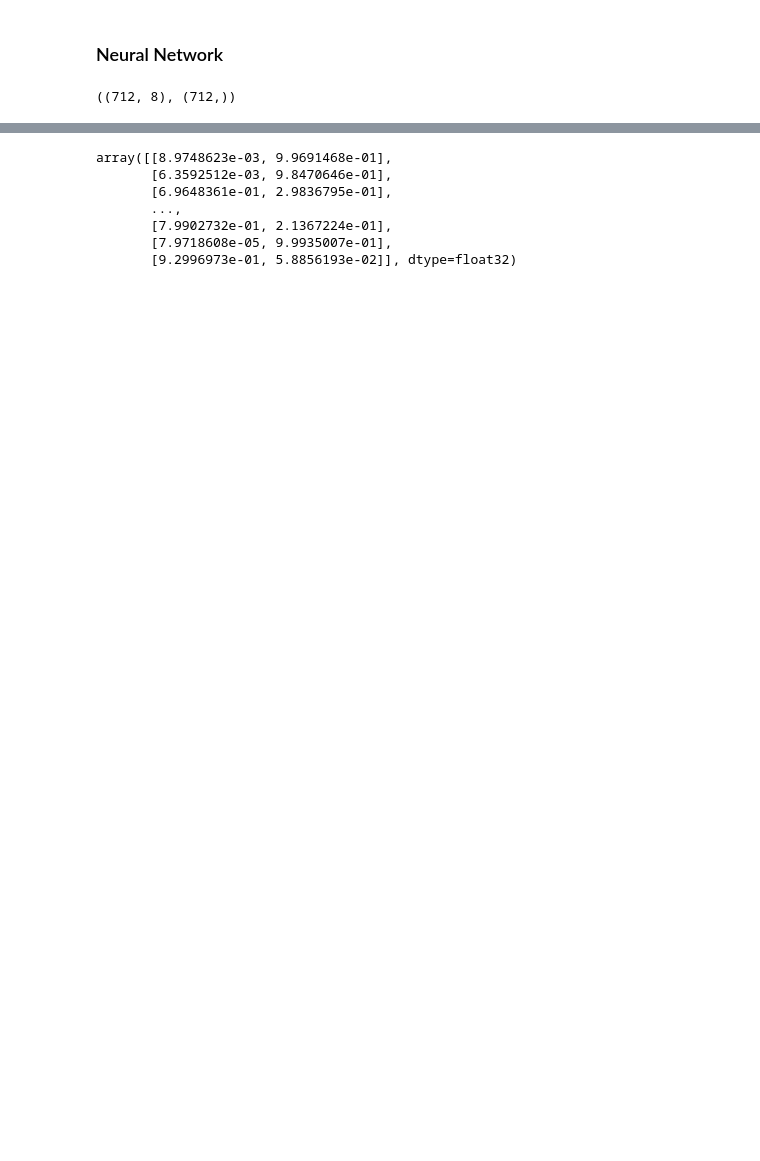
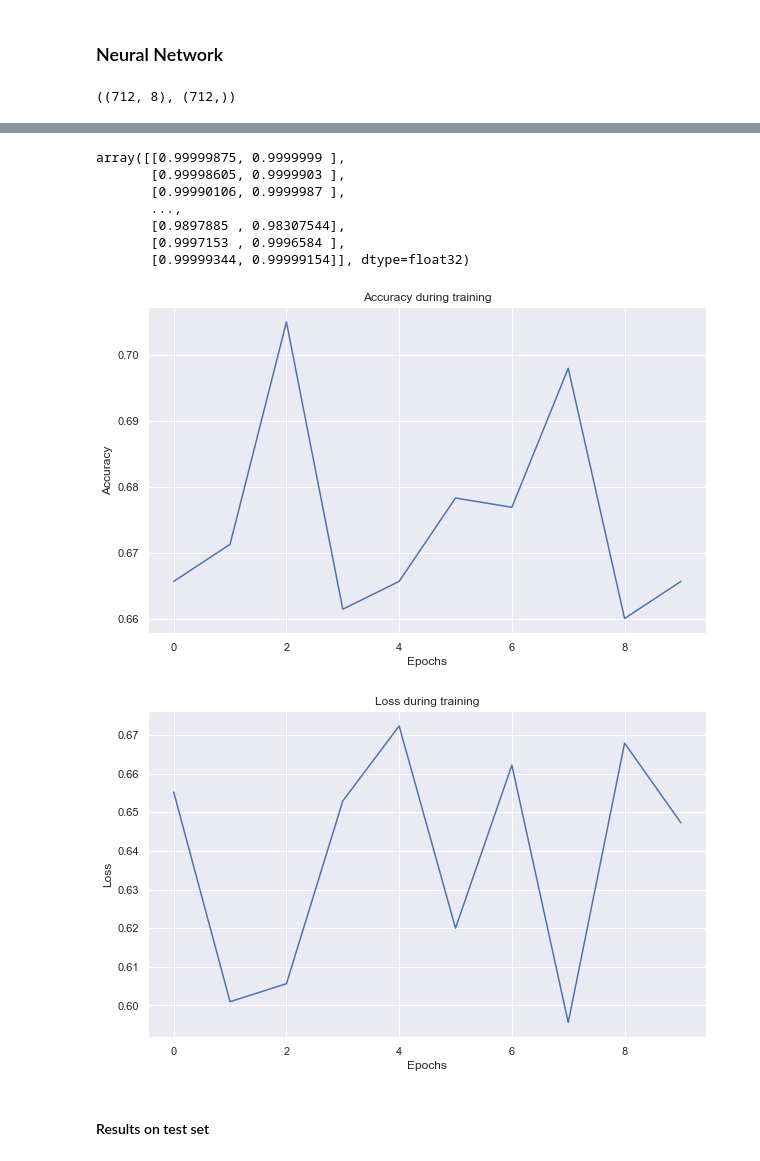
Before and after one commit to dan-ski/Titanic, a Jupyter notebook: Titanic.ipynb, the cells around one changed output, grey strips where cells are left out. Saved outputs shown, nothing was run; the diff lists cells and outputs as text; code cells hidden in the pictures; blank space fills up the shorter version.

Commit message:
Neural Network tuning.

```diff
--- a/Titanic.ipynb
+++ b/Titanic.ipynb
@@ -636,9 +656,9 @@ network.compile(
     metrics=['accuracy']
 )
 # %%
-network.fit(X_train,
+history = network.fit(X_train,
             y_train,
-            epochs=600,
+            epochs=10,
             batch_size=32
             )
 # %% [output]
@@ -669,11 +691,33 @@ y_pred_test_network = network.predict(X_test)
 # %%
 y_pred_train_network
 # %% [output]
-array([[8.9748623e-03, 9.9691468e-01],
-       [6.3592512e-03, 9.8470646e-01],
-       [6.9648361e-01, 2.9836795e-01],
+array([[0.99999875, 0.9999999 ],
+       [0.99998605, 0.9999903 ],
+       [0.99990106, 0.9999987 ],
        ...,
-       [7.9902732e-01, 2.1367224e-01],
-       [7.9718608e-05, 9.9935007e-01],
-       [9.2996973e-01, 5.8856193e-02]], dtype=float32)
+       [0.9897885 , 0.98307544],
+       [0.9997153 , 0.9996584 ],
+       [0.99999344, 0.99999154]], dtype=float32)
+# %%
+def plot_history(figure_size=(10,6)):
+    plt.figure(figsize=figure_size)
+    plt.plot(history.history['accuracy'])
+    plt.xlabel('Epochs')
+    plt.ylabel('Accuracy')
+    plt.title('Accuracy during training')
+
+    plt.figure(figsize=figure_size)
+    plt.plot(history.history['loss'])
+    plt.xlabel('Epochs')
+    plt.ylabel('Loss')
+    plt.title('Loss during training')
+
+    plt.show()
+# %%
+plot_history()
+# %% [output]
+[figure, added]
+[figure, added]
+# %% [markdown]
+#### Results on test set
 # %%
```
Also changed, not shown: parts of 31 cells of this notebook.
